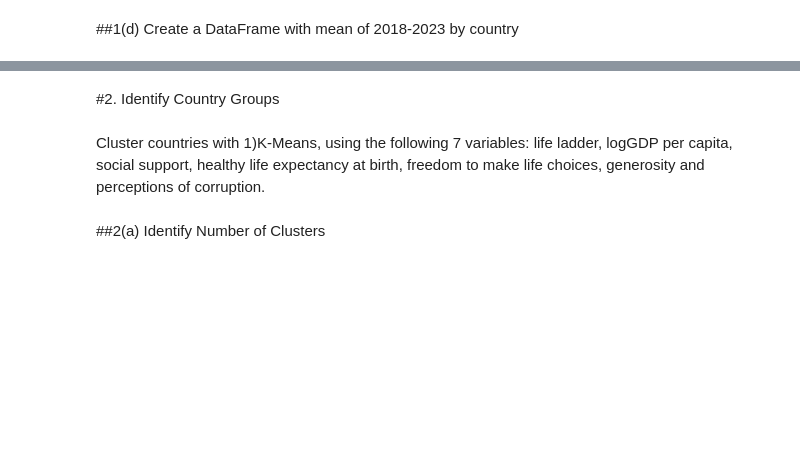
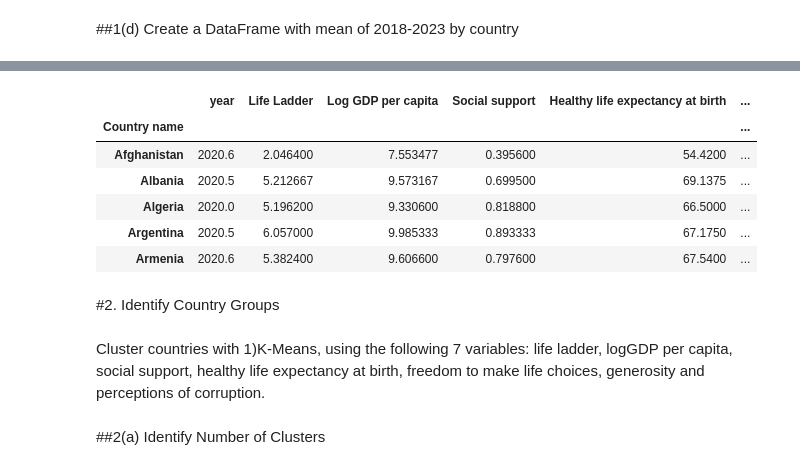
Before and after one commit to nicolesaade/WorldHappinessReportAnalysis, a Jupyter notebook: WorldHappinessReport_Clustering.ipynb, the cells around one changed output, grey strips where cells are left out. Saved outputs shown, nothing was run; the diff lists cells and outputs as text; code cells hidden in the pictures; blank space fills up the shorter version.

```diff
--- a/WorldHappinessReport_Clustering.ipynb
+++ b/WorldHappinessReport_Clustering.ipynb
@@ -48,3 +61,17 @@ mean_df.head()
+# %%
+mean_df = data[data['year'].between(2018, 2023)].groupby('Country name').mean()
+# Remove NaN values
+mean_df = mean_df.dropna()
+# Select the features
+mean_df.head()
+# %% [output]
+|  | year | Life Ladder | Log GDP per capita | Social support | Healthy life expectancy at birth | ... |
+| Country name |  |  |  |  |  | ... |
+| Afghanistan | 2020.6 | 2.046400 | 7.553477 | 0.395600 | 54.4200 | ... |
+| Albania | 2020.5 | 5.212667 | 9.573167 | 0.699500 | 69.1375 | ... |
+| Algeria | 2020.0 | 5.196200 | 9.330600 | 0.818800 | 66.5000 | ... |
+| Argentina | 2020.5 | 6.057000 | 9.985333 | 0.893333 | 67.1750 | ... |
+| Armenia | 2020.6 | 5.382400 | 9.606600 | 0.797600 | 67.5400 | ... |
 # %% [markdown]
 #2. Identify Country Groups
 # %% [markdown]
```
Also changed, not shown: parts of 8 cells of this notebook.
